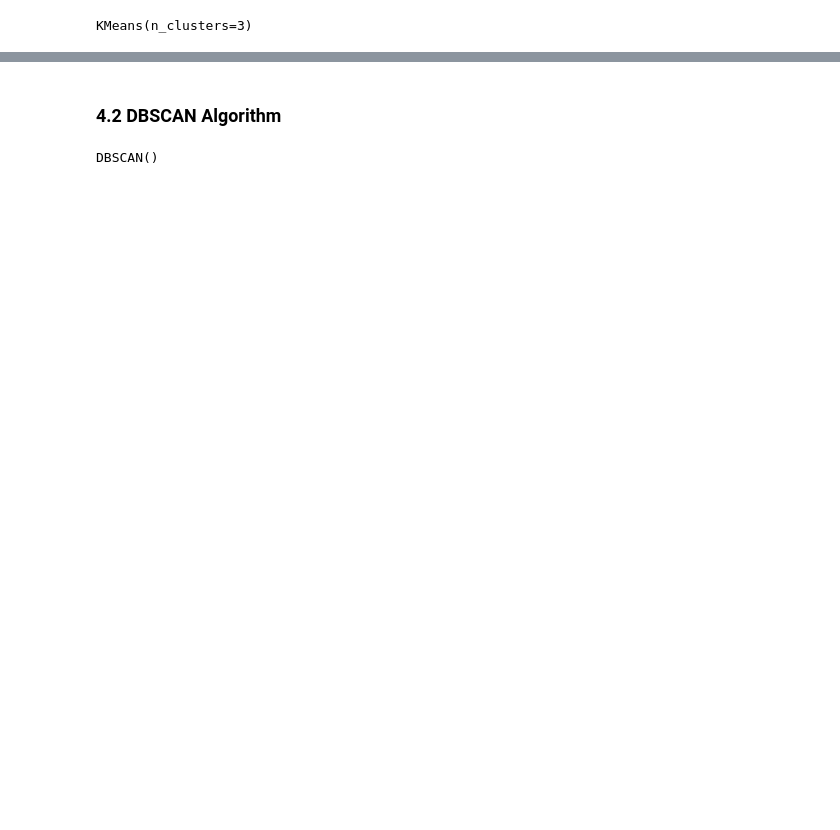
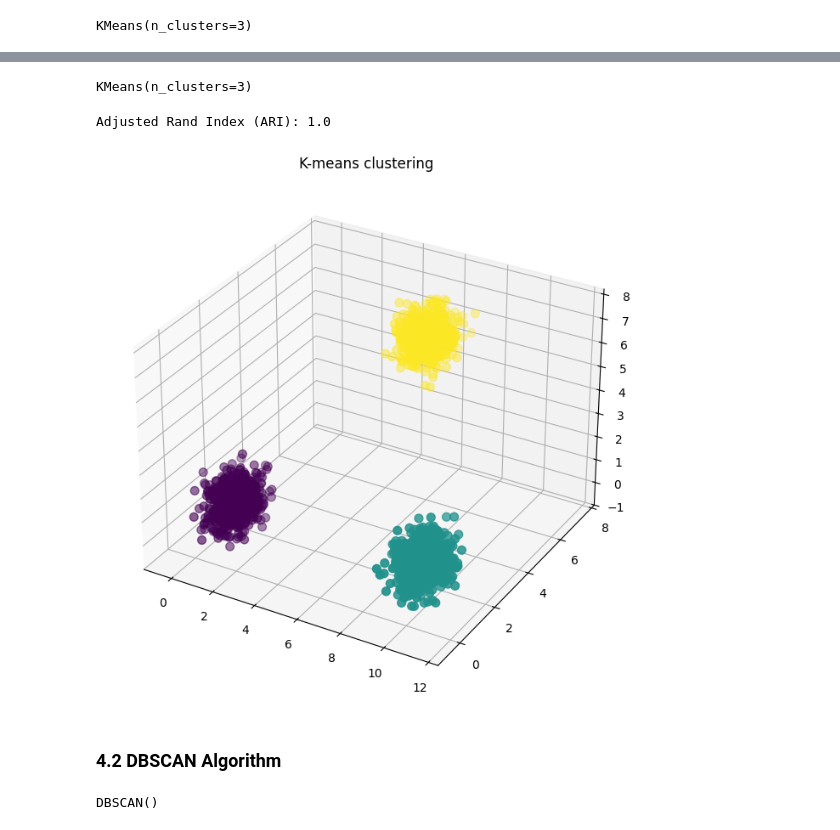
Before and after one commit to chiaramaretto/CA-Homework2, a Jupyter notebook: Maretto_Gosmar_HWSC.ipynb, the cells around one changed output, grey strips where cells are left out. Cells and saved outputs as stored; diff of their text form; code cells hidden in the pictures; blank space fills up the shorter version.

```diff
--- a/Maretto_Gosmar_HWSC.ipynb
+++ b/Maretto_Gosmar_HWSC.ipynb
@@ -420,3 +426,21 @@ Text(0.5, 1.0, 'K-means clustering')
+# %%
+km = KMeans(n_clusters=3)
+km.fit(X)
+# %% [output]
+KMeans(n_clusters=3)
+# %%
+ari_score = adjusted_rand_score(y,km.labels_)
+print(f"Adjusted Rand Index (ARI): {ari_score}")
+# %% [output]
+Adjusted Rand Index (ARI): 1.0
+# %%
+fig = plt.figure(figsize=(8, 8))
+ax = fig.add_subplot(111, projection='3d')
+scatter = ax.scatter(X[:, 0], X[:, 1], X[:, 2], c=km.labels_, s=50)
+plt.title("K-means clustering")
+plt.show()
+# %% [output]
+[figure, added]
 # %% [markdown]
 ### 4.2 DBSCAN Algorithm
 # %%
```
Also changed, not shown: parts of 13 cells of this notebook.
